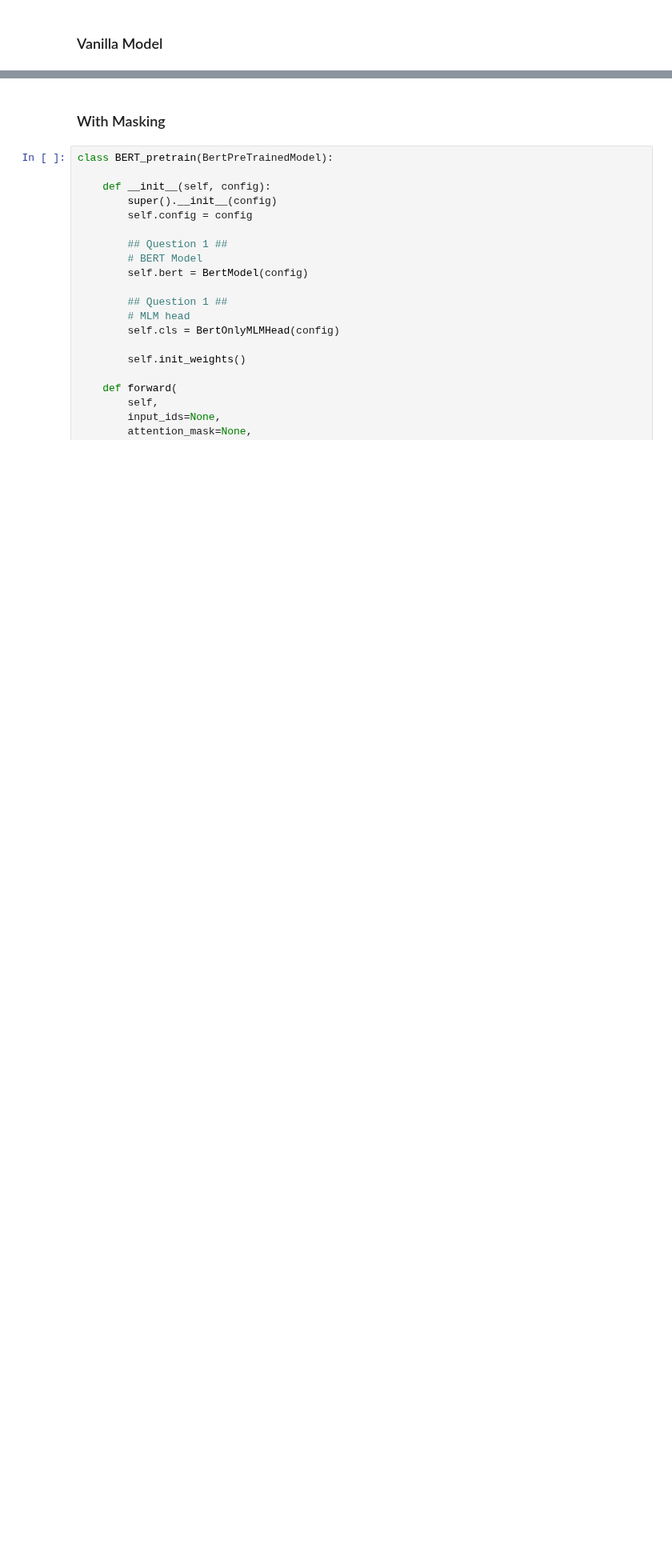
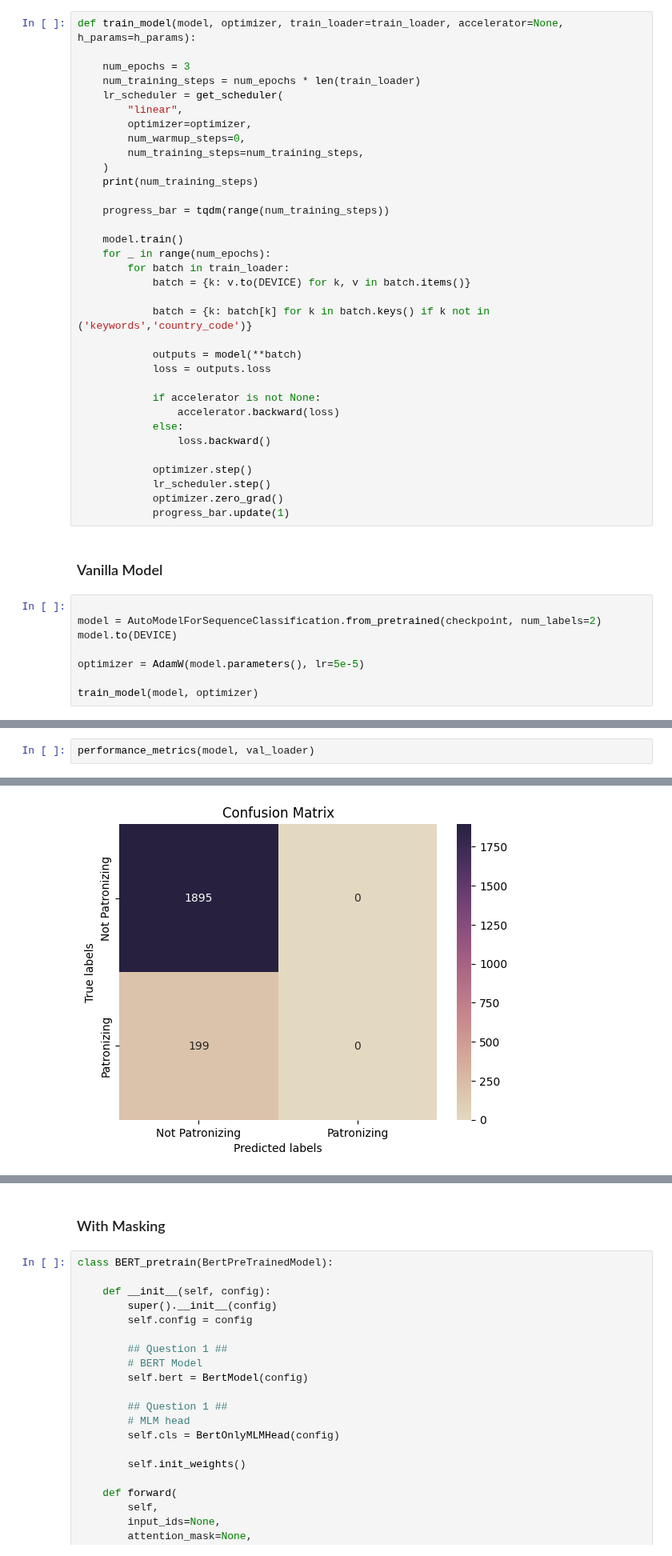
Before and after one commit to avzh1/nlp_bert_classifier, a Jupyter notebook: src/binary-classification.ipynb, the cells around one changed output, grey strips where cells are left out. Shown at 80% size. Saved outputs shown, nothing was run; the diff lists cells and outputs as text; blank space fills up the shorter version.

Commit message:
other models added (CUDA out of memory)

```diff
--- a/src/binary-classification.ipynb
+++ b/src/binary-classification.ipynb
@@ -397,5 +399,47 @@ def model_prediction(model):
 ## Model
 # %%
 checkpoint = "bert-base-uncased"
+# %%
+def train_model(model, optimizer, train_loader=train_loader, accelerator=None, h_params=h_params):
+
+    num_epochs = 3
+    num_training_steps = num_epochs * len(train_loader)
+    lr_scheduler = get_scheduler(
+        "linear",
+        optimizer=optimizer,
+        num_warmup_steps=0,
+        num_training_steps=num_training_steps,
+    )
+    print(num_training_steps)
+
+    progress_bar = tqdm(range(num_training_steps))
+
+    model.train()
+    for _ in range(num_epochs):
+        for batch in train_loader:
+            batch = {k: v.to(DEVICE) for k, v in batch.items()}
+
+            batch = {k: batch[k] for k in batch.keys() if k not in ('keywords','country_code')}
+
+            outputs = model(**batch)
+            loss = outputs.loss
+
+            if accelerator is not None:
+                accelerator.backward(loss)
+            else:
+                loss.backward()
+
+            optimizer.step()
+            lr_scheduler.step()
+            optimizer.zero_grad()
+            progress_bar.update(1)
 # %% [markdown]
 ### Vanilla Model
+# %%
+
+model = AutoModelForSequenceClassification.from_pretrained(checkpoint, num_labels=2)
+model.to(DEVICE)
+
+optimizer = AdamW(model.parameters(), lr=5e-5)
+
+train_model(model, optimizer)
@@ -401,0 +450,3 @@ checkpoint = "bert-base-uncased"
+# %%
+performance_metrics(model, val_loader)
+# %% [output]
@@ -401,0 +461 @@ checkpoint = "bert-base-uncased"
+[figure, added]
```
Also changed, not shown: parts of 10 cells of this notebook.
